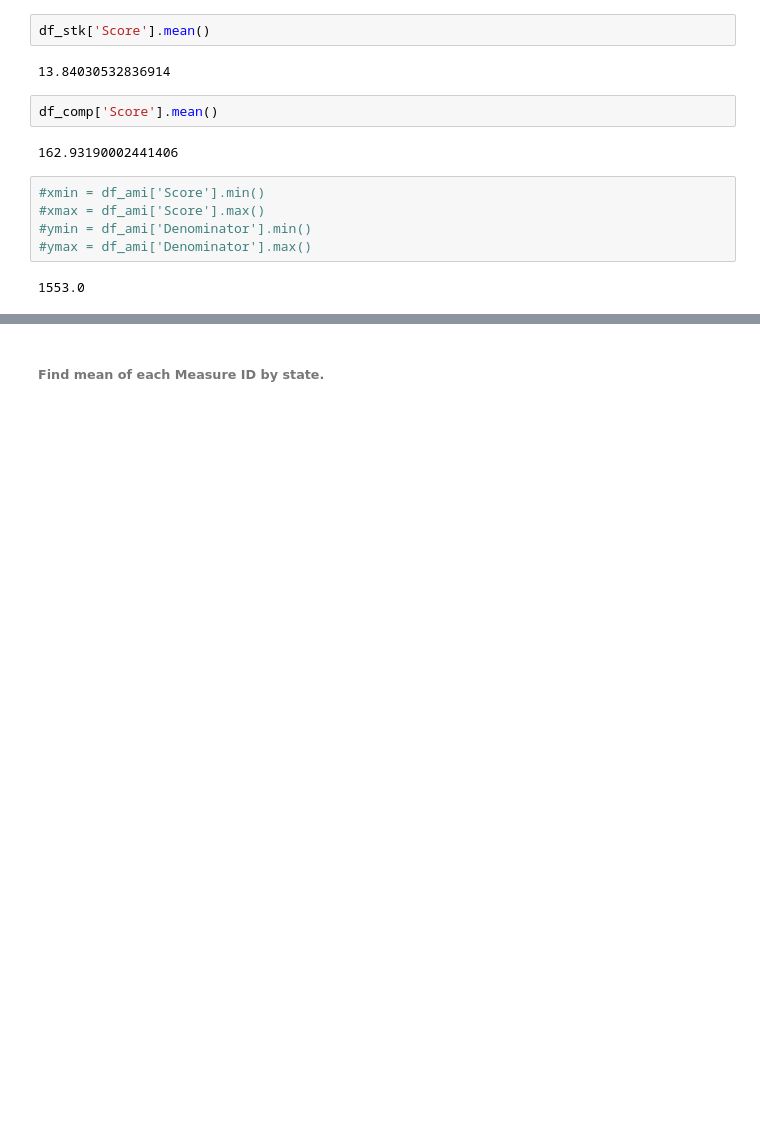
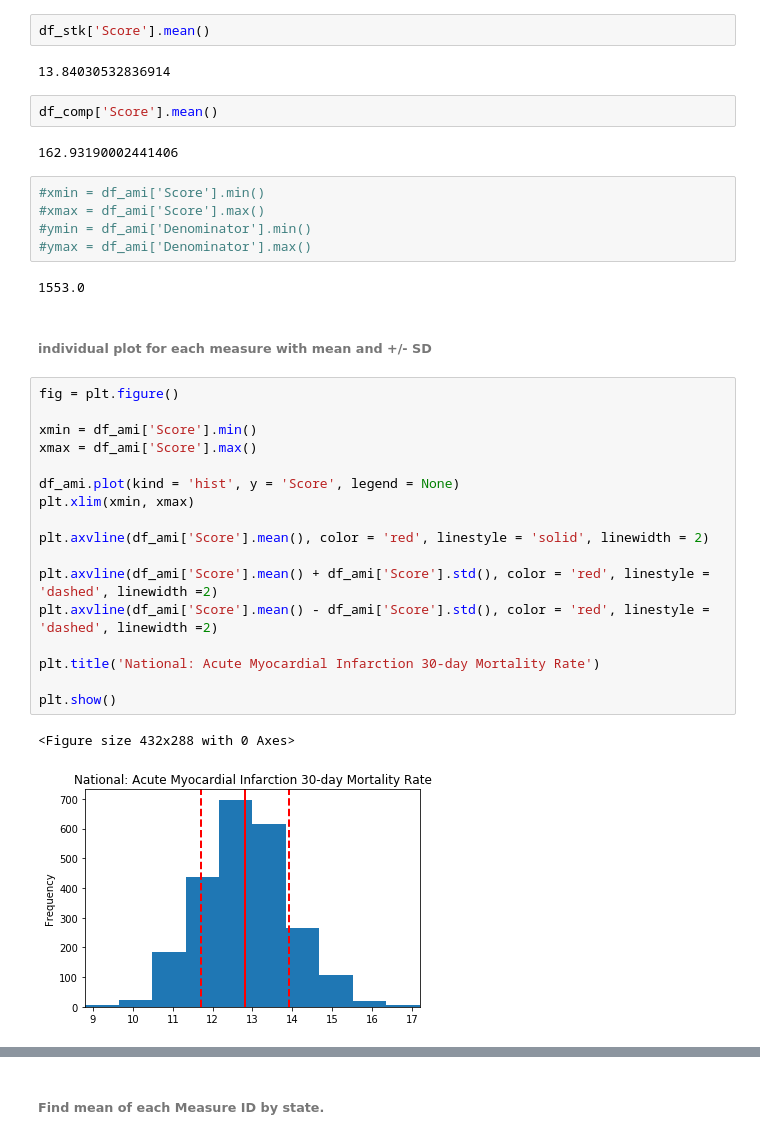
Before and after one commit to kathieking/Thinkful, a Jupyter notebook: Capstone1_code.ipynb, the cells around one changed output, grey strips where cells are left out. Drawn from its saved outputs; the diff is of its cells as text; blank space fills up the shorter version.

```diff
--- a/Capstone1_code.ipynb
+++ b/Capstone1_code.ipynb
@@ -345,3 +327,25 @@ df_comp['Score'].mean()
 #ymax = df_ami['Denominator'].max()
 # %% [output]
 1553.0
+# %% [markdown]
+###### individual plot for each measure with mean and +/- SD
+# %%
+fig = plt.figure()
+
+xmin = df_ami['Score'].min()
+xmax = df_ami['Score'].max()
+
+df_ami.plot(kind = 'hist', y = 'Score', legend = None)
+plt.xlim(xmin, xmax)
+
+plt.axvline(df_ami['Score'].mean(), color = 'red', linestyle = 'solid', linewidth = 2)
+
+plt.axvline(df_ami['Score'].mean() + df_ami['Score'].std(), color = 'red', linestyle = 'dashed', linewidth =2)
+plt.axvline(df_ami['Score'].mean() - df_ami['Score'].std(), color = 'red', linestyle = 'dashed', linewidth =2)
+
+plt.title('National: Acute Myocardial Infarction 30-day Mortality Rate')
+
+plt.show()
+# %% [output]
+<Figure size 432x288 with 0 Axes>
+[figure, added]
```
Also changed, not shown: parts of 33 cells of this notebook.
